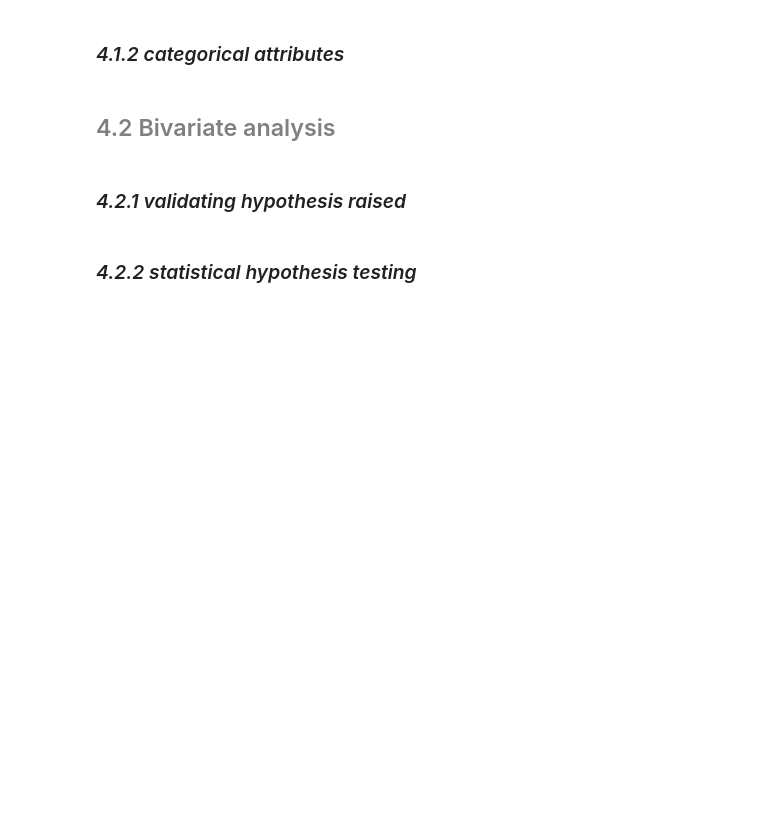
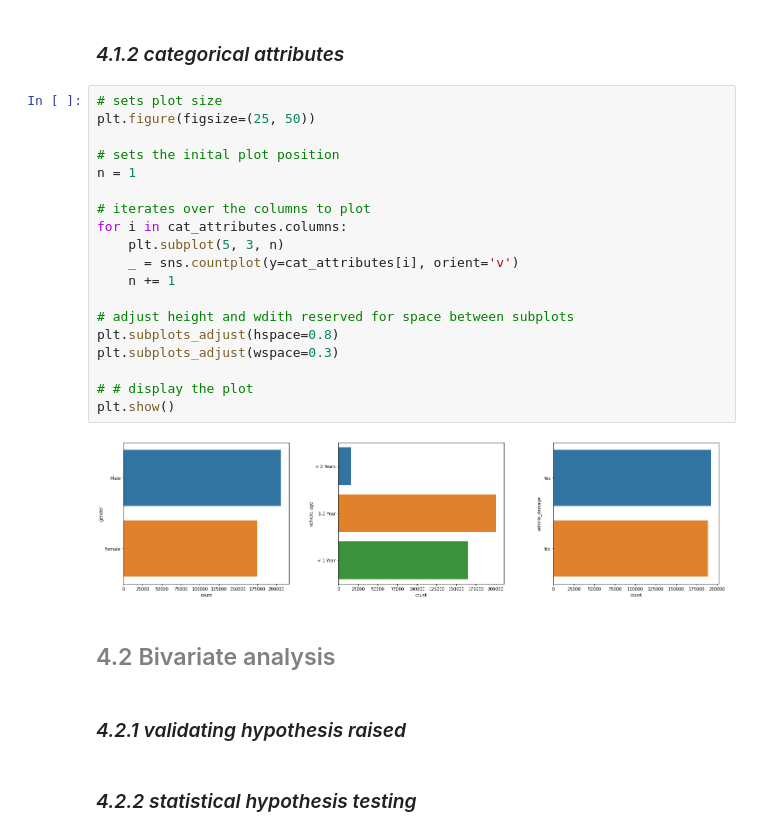
Before and after one commit to GustavoHBDuarte/health-insurance, a Jupyter notebook: notebook_main.ipynb, the cells around one changed output. Drawn from its saved outputs; the diff is of its cells as text; blank space fills up the shorter version.

```diff
--- a/notebook_main.ipynb
+++ b/notebook_main.ipynb
@@ -619,5 +629,26 @@ sns.countplot(df['response'])
 # %% [markdown]
 ### <i>4.1.2 categorical attributes</i>
+# %%
+# sets plot size
+plt.figure(figsize=(25, 50))
+
+# sets the inital plot position
+n = 1
+
+# iterates over the columns to plot
+for i in cat_attributes.columns:
+    plt.subplot(5, 3, n)
+    _ = sns.countplot(y=cat_attributes[i], orient='v')
+    n += 1
+
+# adjust height and wdith reserved for space between subplots
+plt.subplots_adjust(hspace=0.8)
+plt.subplots_adjust(wspace=0.3)
+
+# # display the plot
+plt.show()
+# %% [output]
+[figure, added]
 # %% [markdown]
 ## <font color="gray"> 4.2 Bivariate analysis </font>
 # %% [markdown]
```
Also changed, not shown: parts of 62 cells of this notebook.
